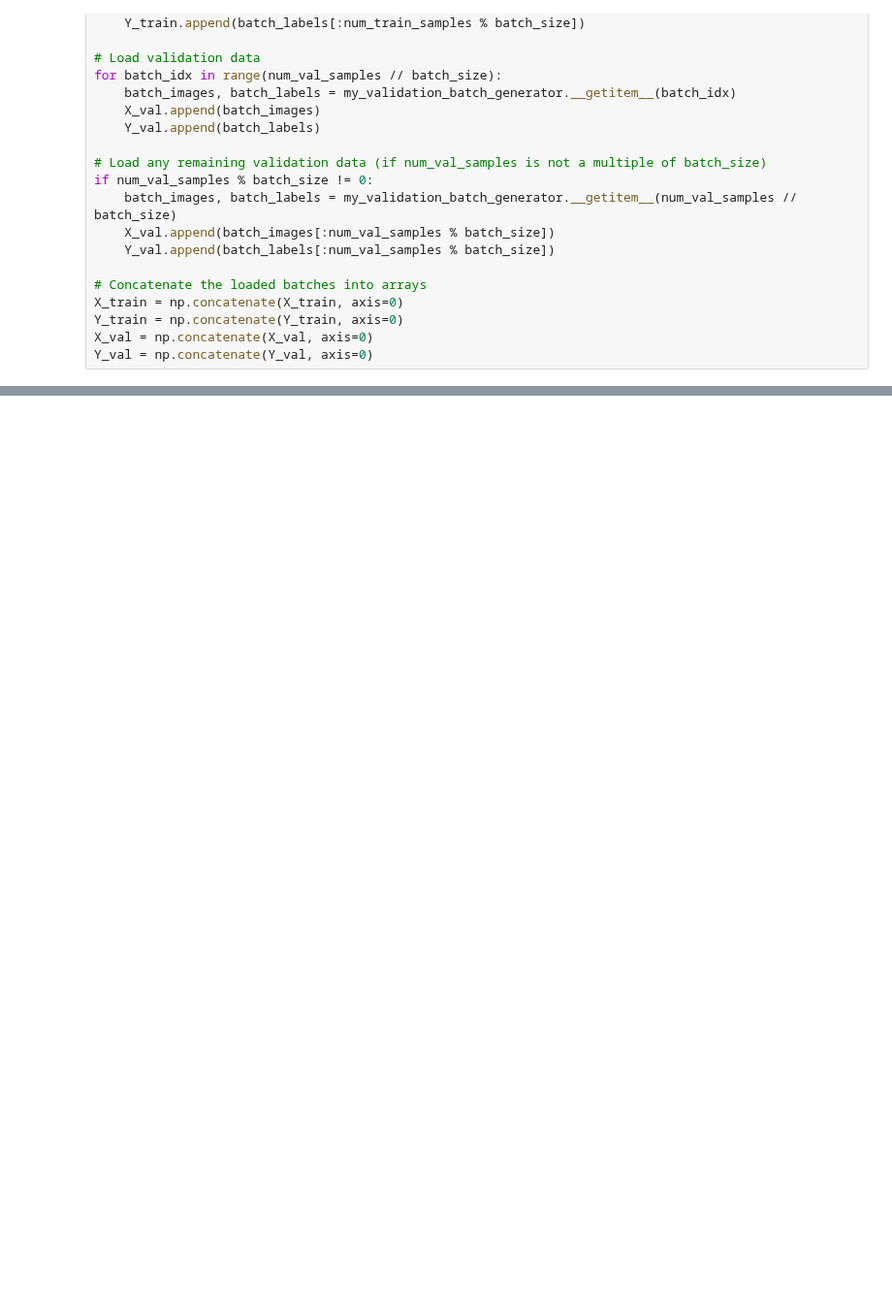
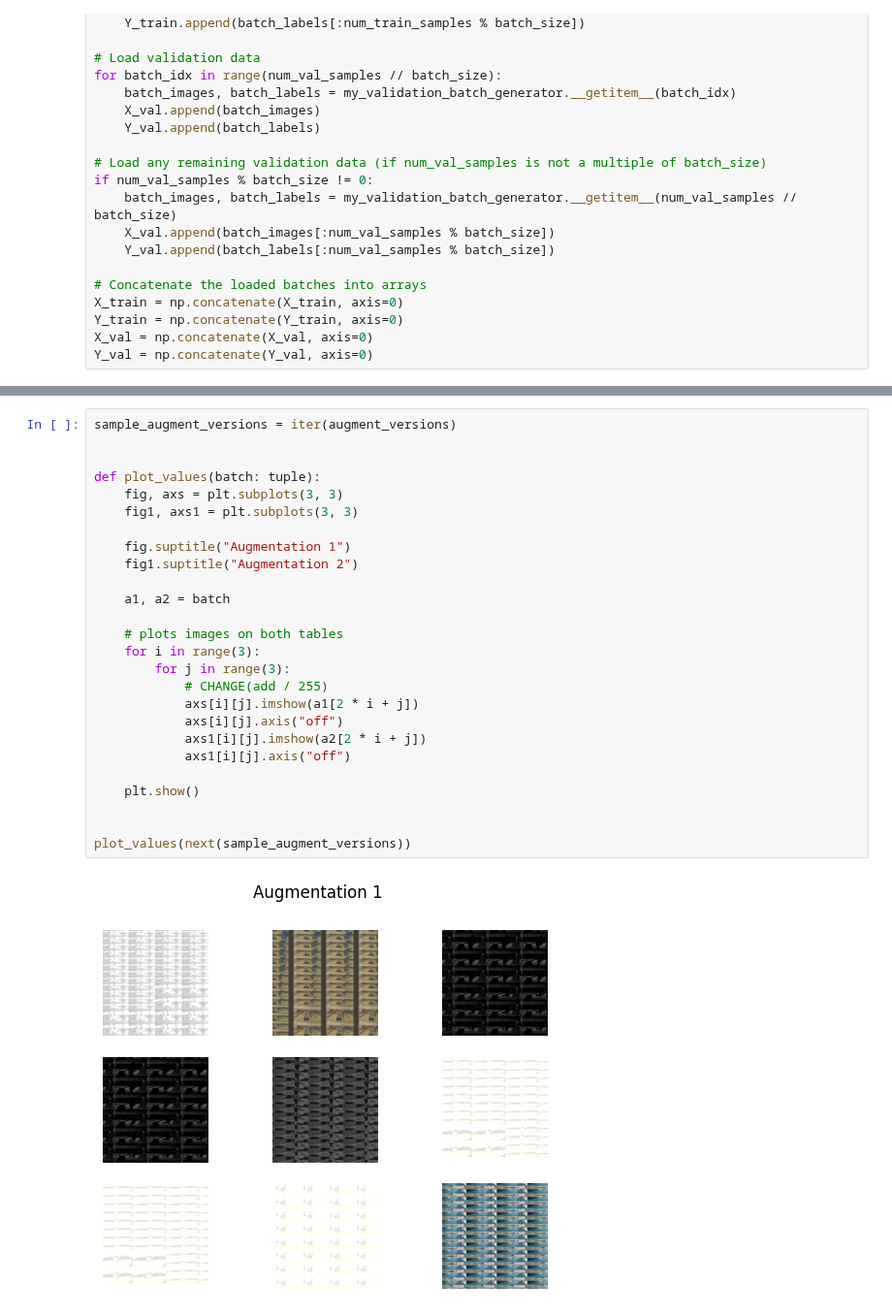
Before and after one commit to Shaif95/ML_notebooks, a Jupyter notebook: Video_interpolation - Copy.ipynb, the cells around one changed output, grey strips where cells are left out. Shown at 97% size. Saved outputs shown, nothing was run; the diff lists cells and outputs as text; blank space fills up the shorter version.

```diff
--- a/Video_interpolation - Copy.ipynb
+++ b/Video_interpolation - Copy.ipynb
@@ -405,0 +738,28 @@ Y_val = np.concatenate(Y_val, axis=0)
+# %%
+sample_augment_versions = iter(augment_versions)
+
+
+def plot_values(batch: tuple):
+    fig, axs = plt.subplots(3, 3)
+    fig1, axs1 = plt.subplots(3, 3)
+
+    fig.suptitle("Augmentation 1")
+    fig1.suptitle("Augmentation 2")
+
+    a1, a2 = batch
+
+    # plots images on both tables
+    for i in range(3):
+        for j in range(3):
+            # CHANGE(add / 255)
+            axs[i][j].imshow(a1[2 * i + j])
+            axs[i][j].axis("off")
+            axs1[i][j].imshow(a2[2 * i + j])
+            axs1[i][j].axis("off")
+
+    plt.show()
+
+
+plot_values(next(sample_augment_versions))
+# %% [output]
+[figure, added]
```
Also changed, not shown: parts of 11 cells of this notebook.
